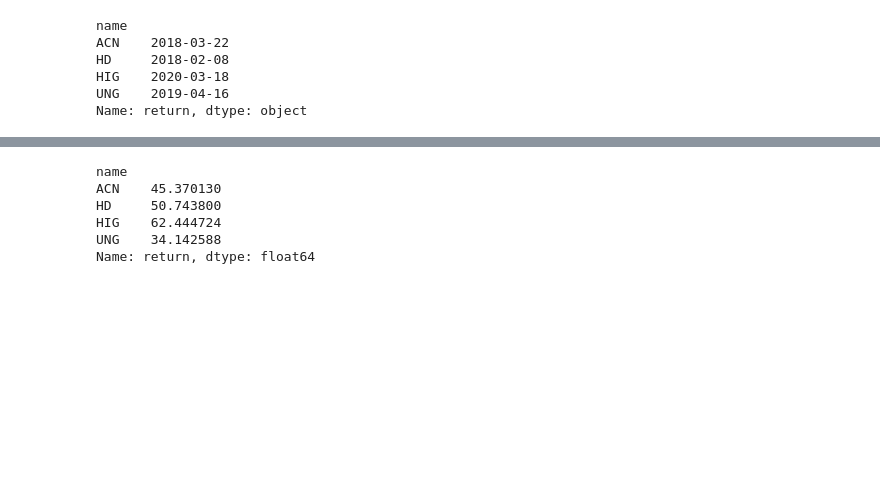
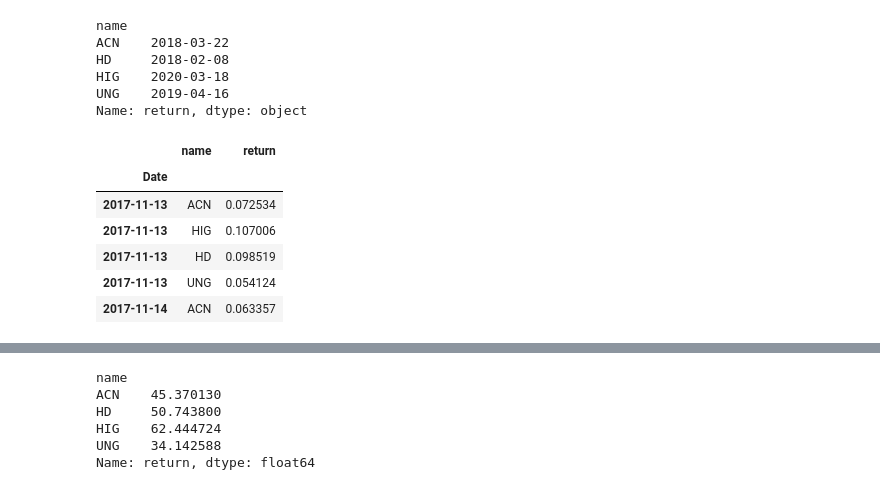
Before and after one commit to rezimarie/Midterm, a Jupyter notebook: Midterm.ipynb, the cells around one changed output, grey strips where cells are left out. Drawn from its saved outputs; the diff is of its cells as text; code cells hidden in the pictures; blank space fills up the shorter version.

```diff
--- a/Midterm.ipynb
+++ b/Midterm.ipynb
@@ -237,3 +237,16 @@ UNG    2019-04-16
 Name: return, dtype: object
 # %%
 #What is the average calendar weekly volume for each company? Hint: check how to resample pandas DF
+# %%
+## Weekly returns
+
+returns2 = stock1_df[["name", "return"]]
+returns2.head()
+# %% [output]
+|  | name | return |
+| Date |  |  |
+| 2017-11-13 | ACN | 0.072534 |
+| 2017-11-13 | HIG | 0.107006 |
+| 2017-11-13 | HD | 0.098519 |
+| 2017-11-13 | UNG | 0.054124 |
+| 2017-11-14 | ACN | 0.063357 |
```
Also changed, not shown: parts of 2 cells of this notebook.
